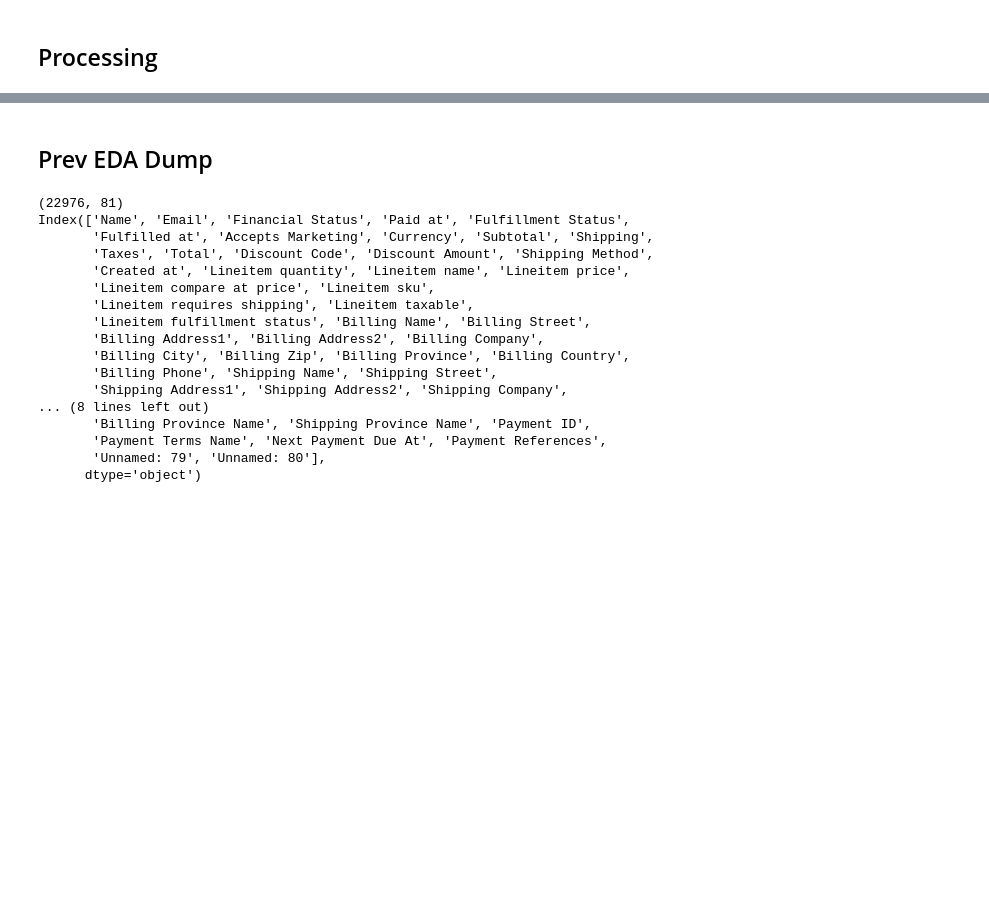
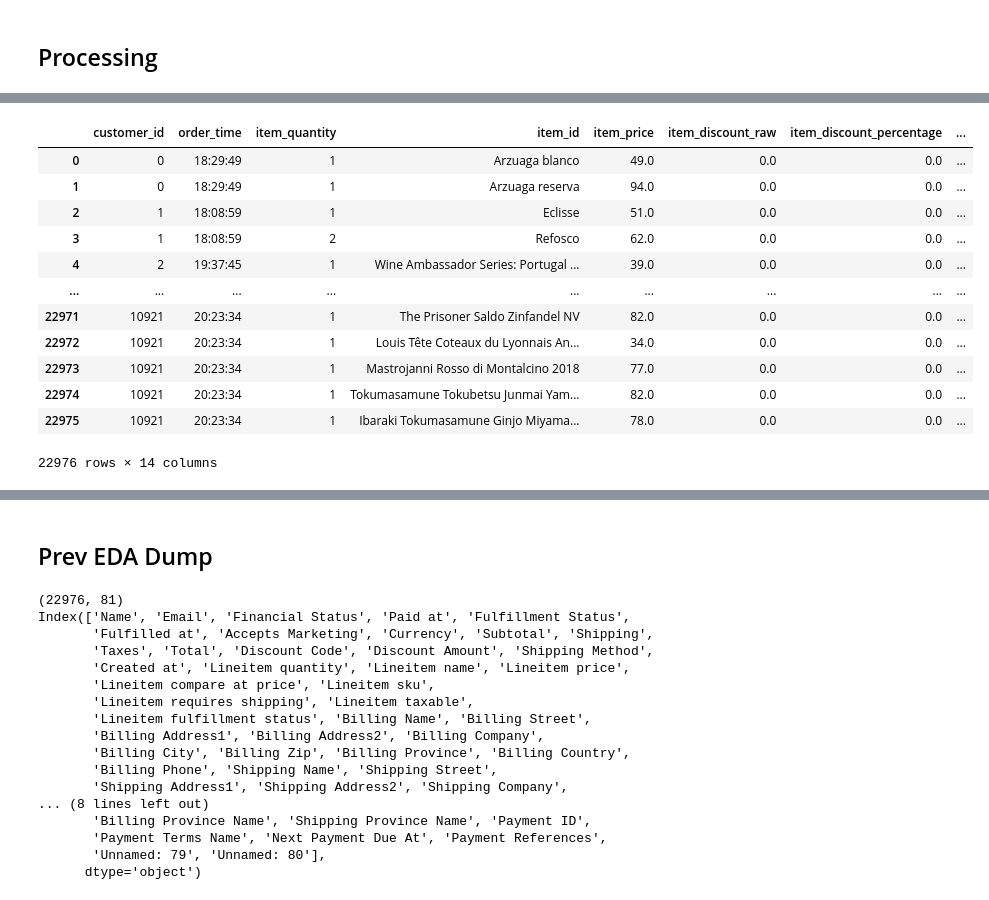
Before and after one commit to kevanoktavio/CloudWine_DemandPrediction, a Jupyter notebook: development/notebooks/eda_and_stuff.ipynb, the cells around one changed output, grey strips where cells are left out. Cells and saved outputs as stored; diff of their text form; code cells hidden in the pictures; blank space fills up the shorter version.

Commit message:
minor edit to cleaned_orders.csv

```diff
--- a/development/notebooks/eda_and_stuff.ipynb
+++ b/development/notebooks/eda_and_stuff.ipynb
@@ -202 +200,21 @@ processed
 22976 rows × 13 columns
+# %%
+# separate date and time
+processed['order_date'] = pd.to_datetime(processed['order_time']).dt.date
+processed['order_time'] = pd.to_datetime(processed['order_time']).dt.time
+# %%
+processed
+# %% [output]
+|  | customer_id | order_time | item_quantity | item_id | item_price | item_discount_raw | item_discount_percentage | ... |
+| 0 | 0 | 18:29:49 | 1 | Arzuaga blanco | 49.0 | 0.0 | 0.0 | ... |
+| 1 | 0 | 18:29:49 | 1 | Arzuaga reserva | 94.0 | 0.0 | 0.0 | ... |
+| 2 | 1 | 18:08:59 | 1 | Eclisse | 51.0 | 0.0 | 0.0 | ... |
+| 3 | 1 | 18:08:59 | 2 | Refosco | 62.0 | 0.0 | 0.0 | ... |
+| 4 | 2 | 19:37:45 | 1 | Wine Ambassador Series: Portugal ... | 39.0 | 0.0 | 0.0 | ... |
+| ... | ... | ... | ... | ... | ... | ... | ... | ... |
+| 22971 | 10921 | 20:23:34 | 1 | The Prisoner Saldo Zinfandel NV | 82.0 | 0.0 | 0.0 | ... |
+| 22972 | 10921 | 20:23:34 | 1 | Louis Tête Coteaux du Lyonnais An... | 34.0 | 0.0 | 0.0 | ... |
+| 22973 | 10921 | 20:23:34 | 1 | Mastrojanni Rosso di Montalcino 2018 | 77.0 | 0.0 | 0.0 | ... |
+| 22974 | 10921 | 20:23:34 | 1 | Tokumasamune Tokubetsu Junmai Yam... | 82.0 | 0.0 | 0.0 | ... |
+| 22975 | 10921 | 20:23:34 | 1 | Ibaraki Tokumasamune Ginjo Miyama... | 78.0 | 0.0 | 0.0 | ... |
+22976 rows × 14 columns
```
Also changed, not shown: parts of 11 cells of this notebook, 4 other files.
